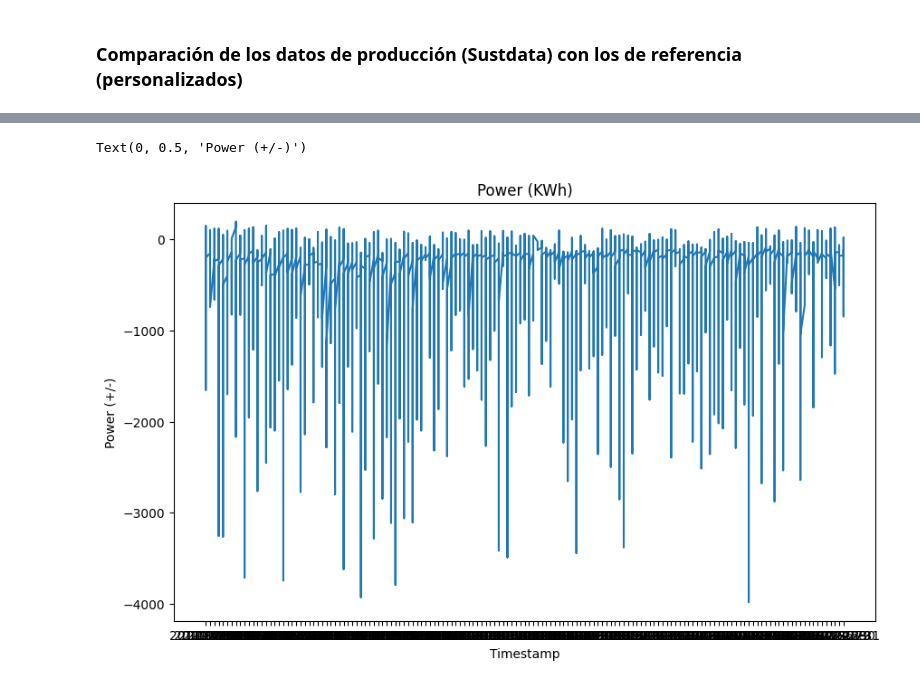
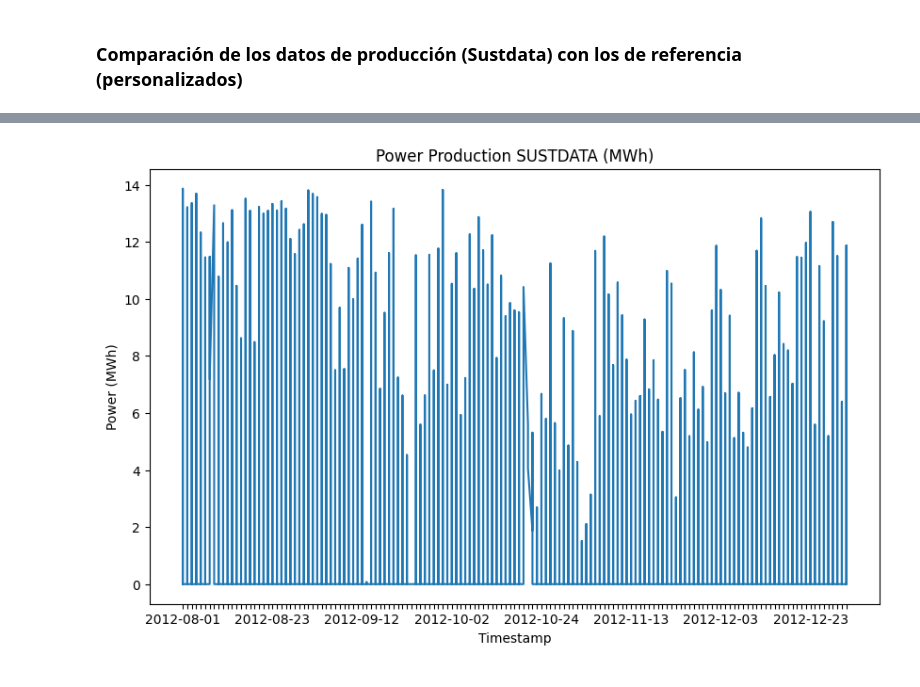
Before and after one commit to PaulaBartolomeMora/TFM, a Jupyter notebook: SustData/power_calc.ipynb, the cells around one changed output, grey strips where cells are left out. Saved outputs shown, nothing was run; the diff lists cells and outputs as text; code cells hidden in the pictures.

Commit message:
graficas comparativas produccion, modif tmstp solar

```diff
--- a/SustData/power_calc.ipynb
+++ b/SustData/power_calc.ipynb
@@ -27,3 +16,0 @@ df_cons.head()
-# %%
-df_merged = pd.merge(df_prod, df_cons, on=['datetime', 'h'], how='inner')
-df_merged.head()
@@ -37,3 +16,0 @@ df_merged.head()
-# %%
-df_merged = df_merged.dropna()
-df_merged.head()
@@ -47,4 +16,0 @@ df_merged.head()
-# %%
-df_merged['dif'] = (df_merged['solar']*1000/50) - df_merged['Pavg']
-max_solar = df_merged[df_merged['dif'] < -3000]
-max_solar.head()
@@ -63,9 +49,11 @@ df_ref.head()
 # %%
 plt.figure(figsize=(10, 6))
-plt.plot(df_merged["datetime"], df_merged["dif"], linestyle="-")
-plt.title(f"Power (KWh)")
+plt.plot(df_merged["datetime"], df_merged["solar"], linestyle="-")
+plt.title(f"Power Production SUSTDATA (MWh)")
 plt.xlabel("Timestamp")
-plt.ylabel("Power (+/-)")
+plt.ylabel("Power (MWh)")
+for n, label in enumerate(plt.gca().xaxis.get_ticklabels()):
+    if n % 20 != 0:
+        label.set_visible(False)
 # %% [output]
-Text(0, 0.5, 'Power (+/-)')
-[figure, old version]
+[figure, new version]
```
Also changed, not shown: parts of 23 cells of this notebook, 1 other file.
